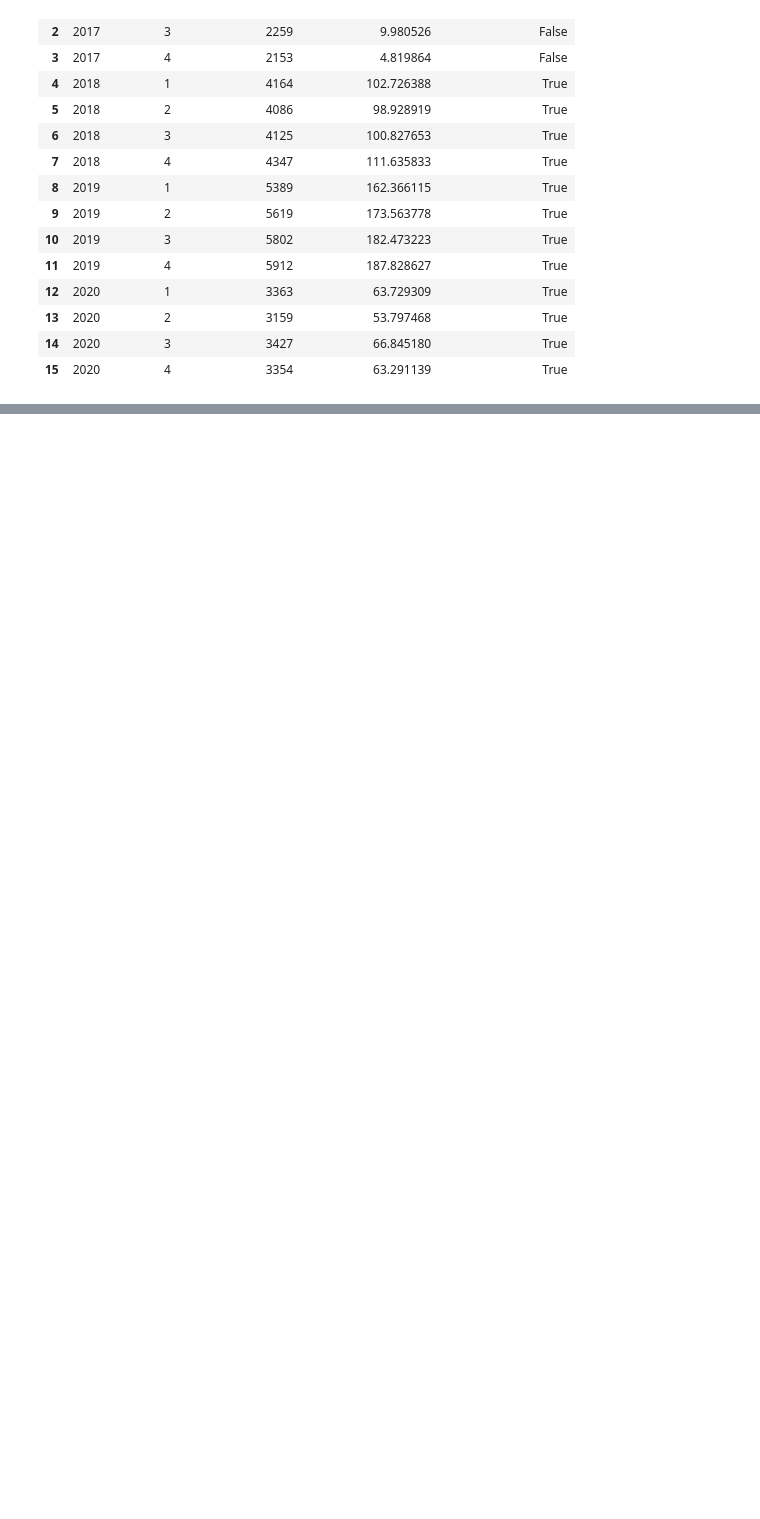
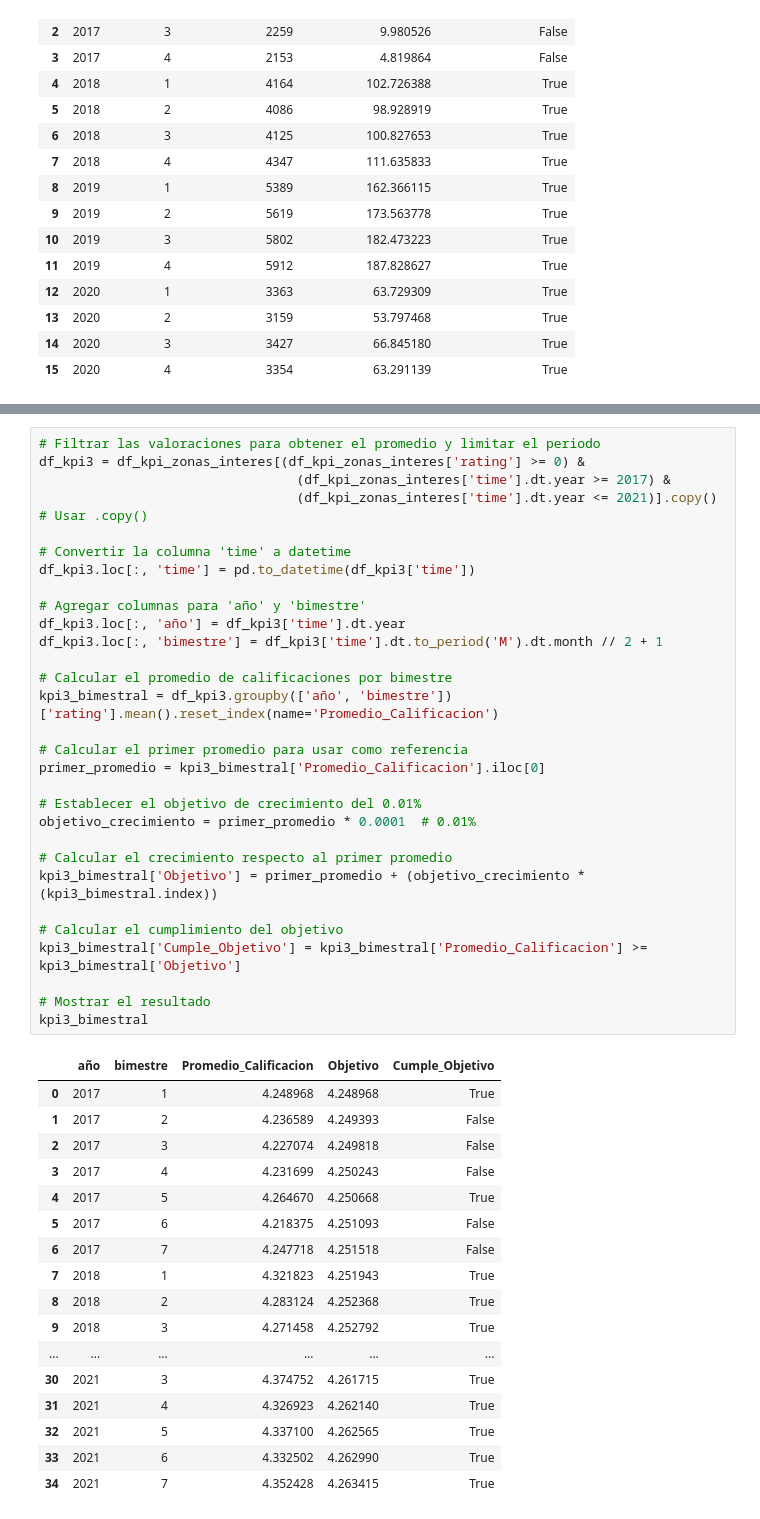
Before and after one commit to gastorellano/epicurean_project, a Jupyter notebook: Data Analytics/Análisis Económico/determinacion_kpi.ipynb, the cells around one changed output, grey strips where cells are left out. Saved outputs shown, nothing was run; the diff lists cells and outputs as text; blank space fills up the shorter version.

```diff
--- a/Data Analytics/Análisis Económico/determinacion_kpi.ipynb
+++ b/Data Analytics/Análisis Económico/determinacion_kpi.ipynb
@@ -592,0 +592,48 @@ valoraciones_por_trimestre
+# %%
+# Filtrar las valoraciones para obtener el promedio y limitar el periodo
+df_kpi3 = df_kpi_zonas_interes[(df_kpi_zonas_interes['rating'] >= 0) &
+                                 (df_kpi_zonas_interes['time'].dt.year >= 2017) &
+                                 (df_kpi_zonas_interes['time'].dt.year <= 2021)].copy()  # Usar .copy()
+
+# Convertir la columna 'time' a datetime
+df_kpi3.loc[:, 'time'] = pd.to_datetime(df_kpi3['time'])
+
+# Agregar columnas para 'año' y 'bimestre'
+df_kpi3.loc[:, 'año'] = df_kpi3['time'].dt.year
+df_kpi3.loc[:, 'bimestre'] = df_kpi3['time'].dt.to_period('M').dt.month // 2 + 1
+
+# Calcular el promedio de calificaciones por bimestre
+kpi3_bimestral = df_kpi3.groupby(['año', 'bimestre'])['rating'].mean().reset_index(name='Promedio_Calificacion')
+
+# Calcular el primer promedio para usar como referencia
+primer_promedio = kpi3_bimestral['Promedio_Calificacion'].iloc[0]
+
+# Establecer el objetivo de crecimiento del 0.01%
+objetivo_crecimiento = primer_promedio * 0.0001  # 0.01%
+
+# Calcular el crecimiento respecto al primer promedio
+kpi3_bimestral['Objetivo'] = primer_promedio + (objetivo_crecimiento * (kpi3_bimestral.index))
+
+# Calcular el cumplimiento del objetivo
+kpi3_bimestral['Cumple_Objetivo'] = kpi3_bimestral['Promedio_Calificacion'] >= kpi3_bimestral['Objetivo']
+
+# Mostrar el resultado
+kpi3_bimestral
+# %% [output]
+|  | año | bimestre | Promedio_Calificacion | Objetivo | Cumple_Objetivo |
+| 0 | 2017 | 1 | 4.248968 | 4.248968 | True |
+| 1 | 2017 | 2 | 4.236589 | 4.249393 | False |
+| 2 | 2017 | 3 | 4.227074 | 4.249818 | False |
+| 3 | 2017 | 4 | 4.231699 | 4.250243 | False |
+| 4 | 2017 | 5 | 4.264670 | 4.250668 | True |
+| 5 | 2017 | 6 | 4.218375 | 4.251093 | False |
+| 6 | 2017 | 7 | 4.247718 | 4.251518 | False |
+| 7 | 2018 | 1 | 4.321823 | 4.251943 | True |
+| 8 | 2018 | 2 | 4.283124 | 4.252368 | True |
+| 9 | 2018 | 3 | 4.271458 | 4.252792 | True |
+| ... | ... | ... | ... | ... | ... |
+| 30 | 2021 | 3 | 4.374752 | 4.261715 | True |
+| 31 | 2021 | 4 | 4.326923 | 4.262140 | True |
+| 32 | 2021 | 5 | 4.337100 | 4.262565 | True |
+| 33 | 2021 | 6 | 4.332502 | 4.262990 | True |
+| 34 | 2021 | 7 | 4.352428 | 4.263415 | True |
```
Also changed, not shown: parts of 4 cells of this notebook, 1 other file.
